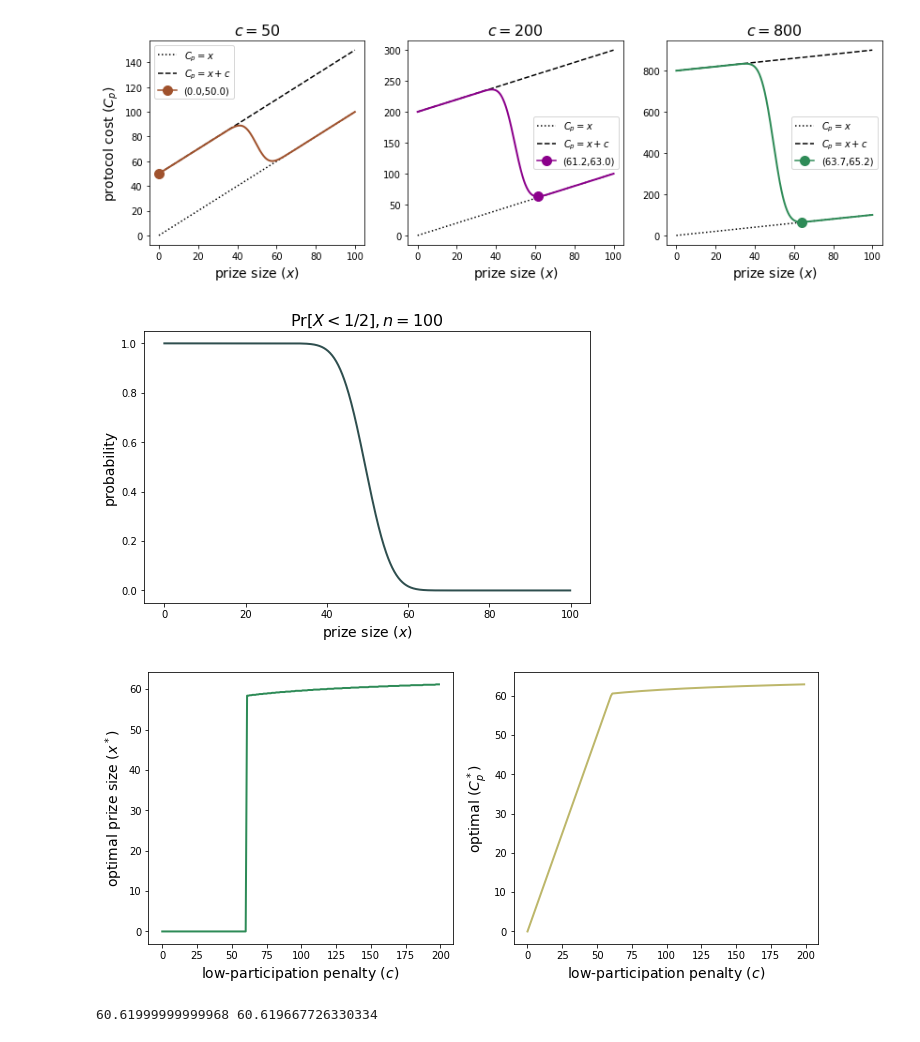
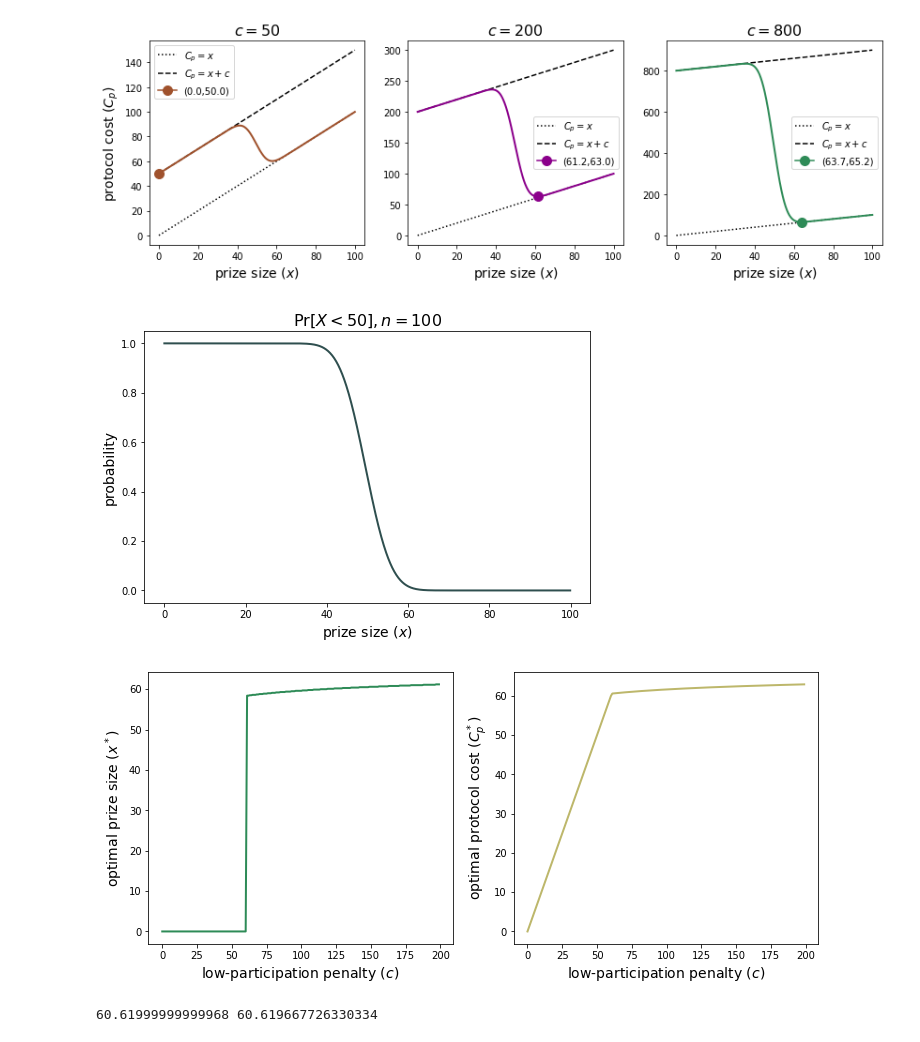
Before and after one commit to michaelneuder/continued-participation, a Jupyter notebook: copar-revisions.ipynb, the cells around one changed output. Saved outputs shown, nothing was run; the diff lists cells and outputs as text; code cells hidden in the pictures.

```diff
--- a/copar-revisions.ipynb
+++ b/copar-revisions.ipynb
@@ -232,14 +232,14 @@ prMoreHalf = np.array([binom.cdf(49, n=100, p=p) for p in ps])
 f, ax = plt.subplots(figsize=(8,5))
 
 ax.plot(xs, prMoreHalf, color='darkslategray', linewidth=2)
-ax.set_title(r'$\Pr[X<1/2], n=100$', size=16)
+ax.set_title(r'$\Pr[X<50], n=100$', size=16)
 
 ax.set_xlabel(r'prize size ($x$)', size=14)
 ax.set_ylabel(r'probability', size=14)
 plt.savefig('out.png', facecolor='white', dpi=200, bbox_inches='tight')
 plt.show()
 # %% [output]
-[figure, old version]
+[figure, new version]
 # %%
 cs = np.arange(0, 200, 1)
 ps = np.arange(0.00, 1, 0.001)
@@ -257,19 +257,19 @@ optps, optcosts, optxs = np.array(optps), np.array(optcosts), np.array(optxs)
 # %%
 f, axarr = plt.subplots(ncols=2, figsize=(12,5))
 
 axarr[0].plot(cs, optxs, linewidth=2, color='seagreen')
 axarr[1].plot(cs, optcosts, linewidth=2, color='darkkhaki')
 
 for ax in axarr:
     ax.set_xlabel(r'low-participation penalty ($c$)', size=14)
 
 axarr[0].set_ylabel(r'optimal prize size ($x^*$)', size=14)
-axarr[1].set_ylabel(r'optimal ($C_p^*$)', size=14)
+axarr[1].set_ylabel(r'optimal protocol cost ($C_p^*$)', size=14)
 
 plt.savefig('out.png', facecolor='white', dpi=200, bbox_inches='tight')
 plt.show()
 # %% [output]
-[figure, old version]
+[figure, new version]
 # %%
 def protocolObjective(n, p, c):
     k = int(np.ceil(n/2))
```
Also changed, not shown: 1 other file.
